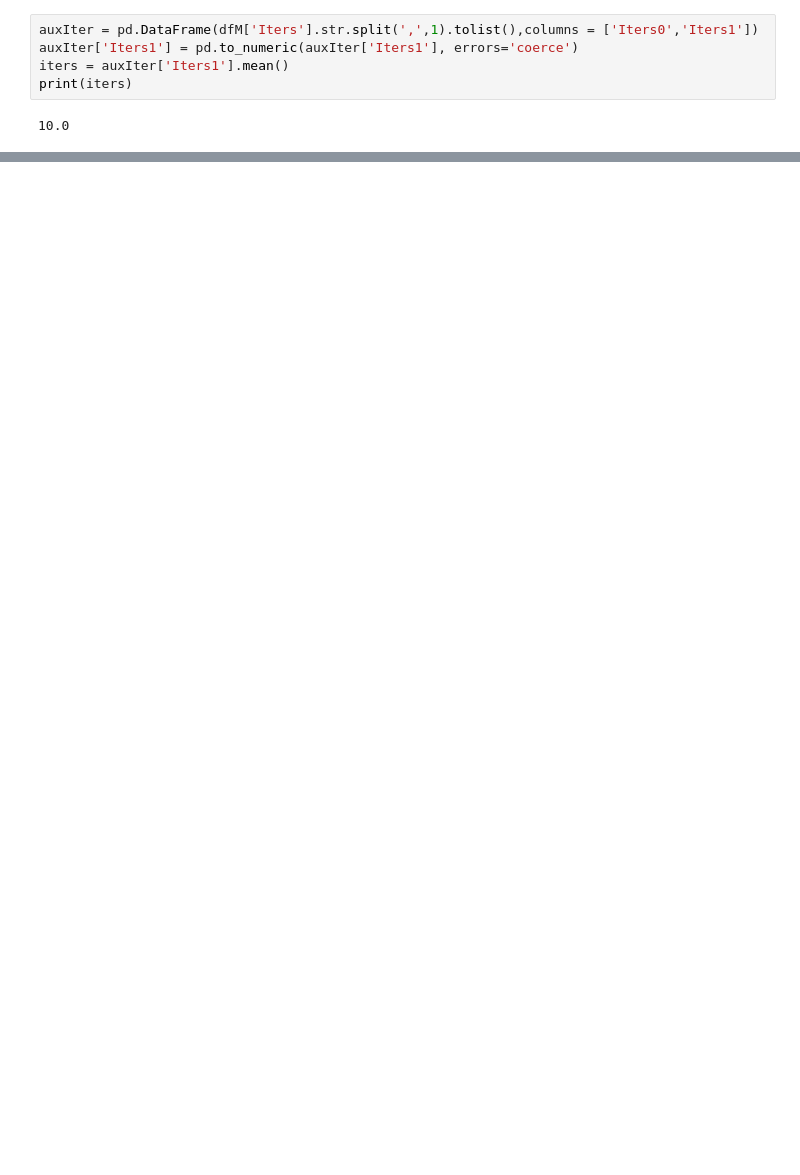
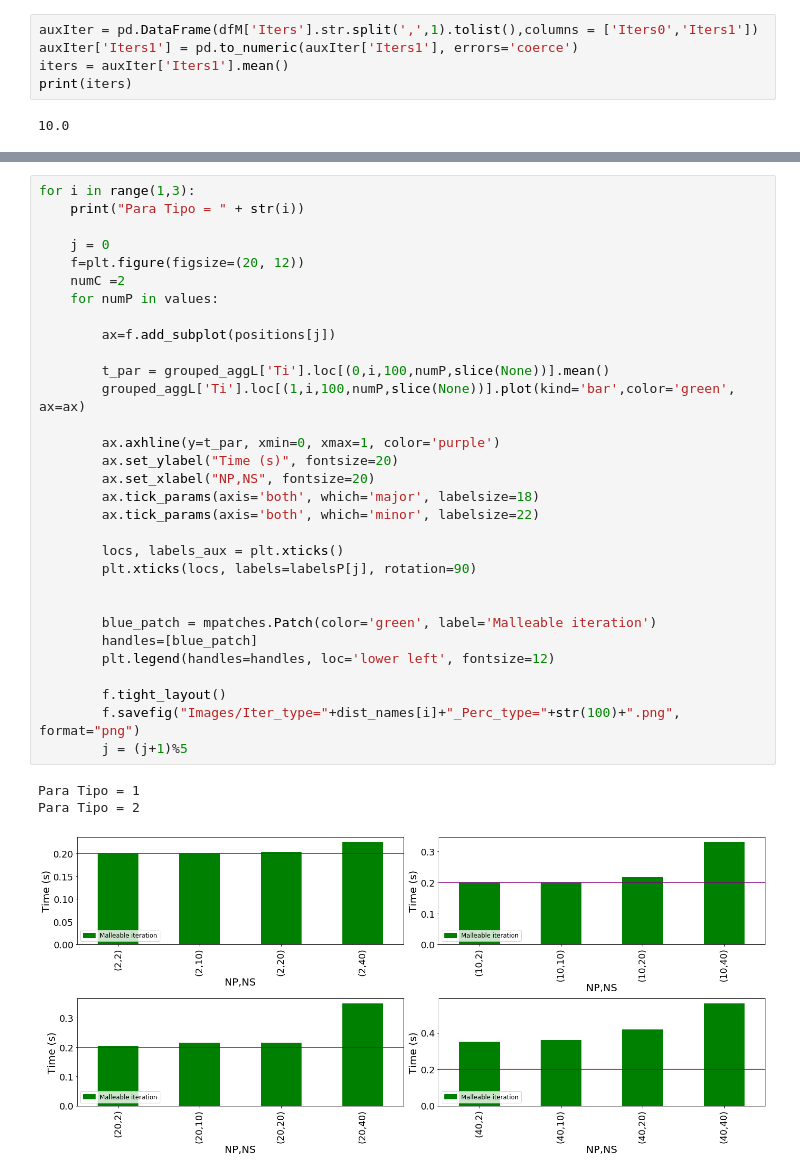
Before and after one commit to hpca-uji/Proteo, a Jupyter notebook: Analysis/analyser.ipynb, the cells around one changed output, grey strips where cells are left out. Cells and saved outputs as stored; diff of their text form; blank space fills up the shorter version.

```diff
--- a/Analysis/analyser.ipynb
+++ b/Analysis/analyser.ipynb
@@ -448,0 +699,35 @@ for dist in [1,2]:
+# %%
+for i in range(1,3):
+    print("Para Tipo = " + str(i))
+
+    j = 0
+    f=plt.figure(figsize=(20, 12))
+    numC =2
+    for numP in values:
+
+        ax=f.add_subplot(positions[j])
+
+        t_par = grouped_aggL['Ti'].loc[(0,i,100,numP,slice(None))].mean()
+        grouped_aggL['Ti'].loc[(1,i,100,numP,slice(None))].plot(kind='bar',color='green', ax=ax)
+
+        ax.axhline(y=t_par, xmin=0, xmax=1, color='purple')
+        ax.set_ylabel("Time (s)", fontsize=20)
+        ax.set_xlabel("NP,NS", fontsize=20)
+        ax.tick_params(axis='both', which='major', labelsize=18)
+        ax.tick_params(axis='both', which='minor', labelsize=22)
+
+        locs, labels_aux = plt.xticks()
+        plt.xticks(locs, labels=labelsP[j], rotation=90)
+
+
+        blue_patch = mpatches.Patch(color='green', label='Malleable iteration')
+        handles=[blue_patch]
+        plt.legend(handles=handles, loc='lower left', fontsize=12)
+
+        f.tight_layout()
+        f.savefig("Images/Iter_type="+dist_names[i]+"_Perc_type="+str(100)+".png", format="png")
+        j = (j+1)%5
+# %% [output]
+Para Tipo = 1
+Para Tipo = 2
+[figure, added]
```
Also changed, not shown: parts of 22 cells of this notebook.
